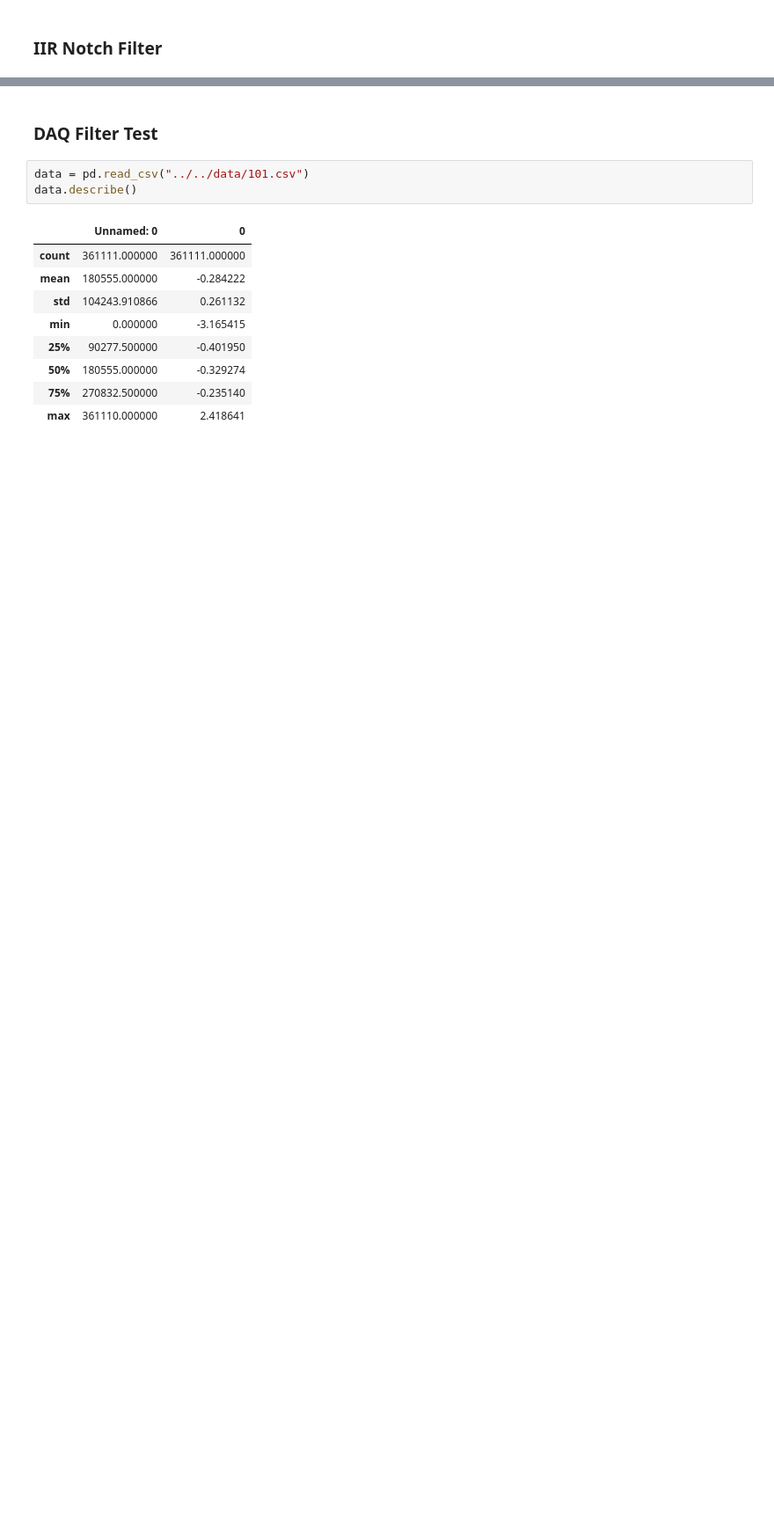
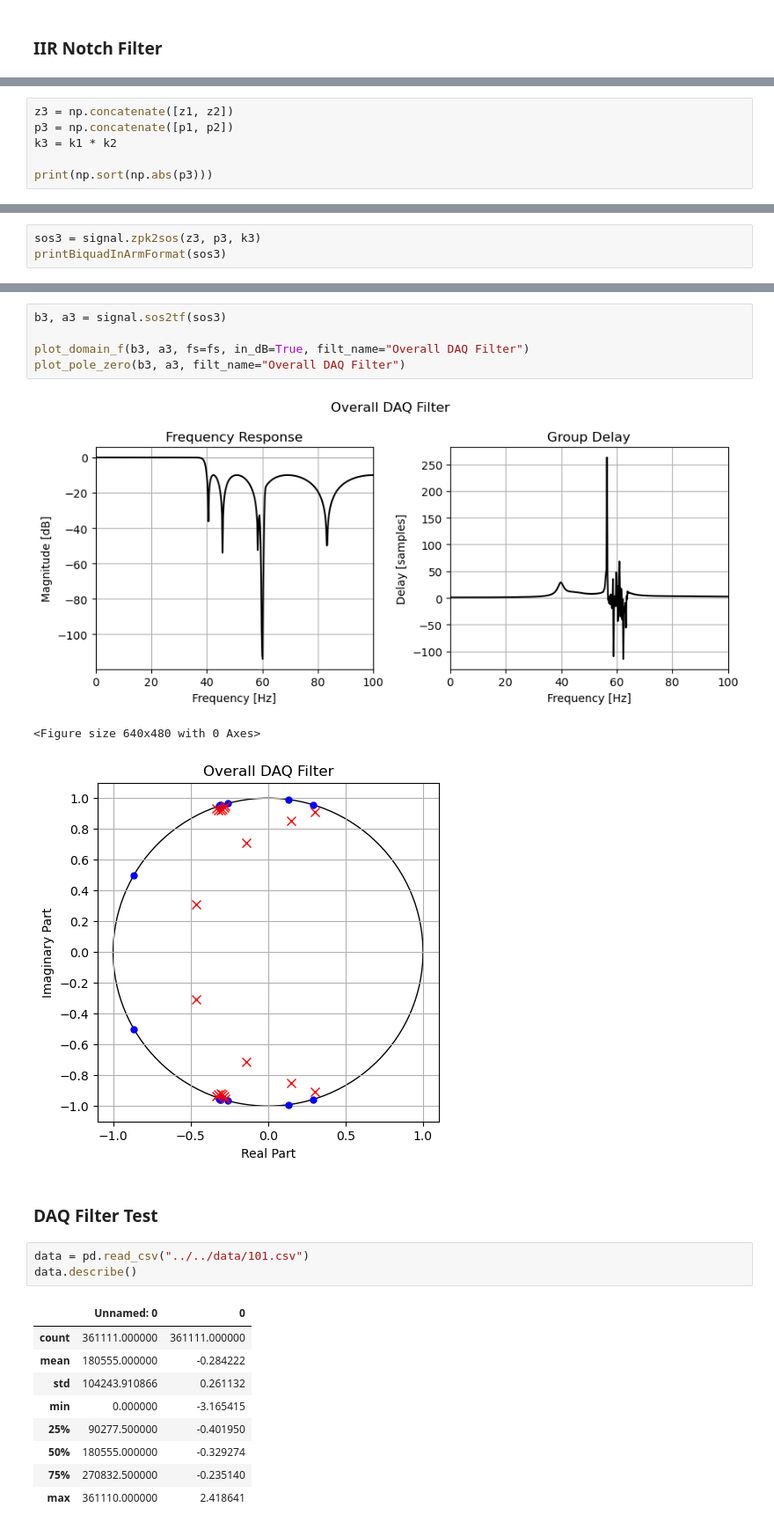
Before and after one commit to bryanmcelvy/microHeartMonitor, a Jupyter notebook: tools/filter_design/filt_design.ipynb, the cells around one changed output, grey strips where cells are left out. Shown: that part at 88% size. Saved outputs shown, nothing was run; the diff lists cells and outputs as text; blank space fills up the shorter version.

```diff
--- a/tools/filter_design/filt_design.ipynb
+++ b/tools/filter_design/filt_design.ipynb
@@ -65,0 +113,6 @@ print("};")
+# %%
+z3 = np.concatenate([z1, z2])
+p3 = np.concatenate([p1, p2])
+k3 = k1 * k2
+
+print(np.sort(np.abs(p3)))
@@ -65,0 +124,3 @@ print("};")
+# %%
+sos3 = signal.zpk2sos(z3, p3, k3)
+printBiquadInArmFormat(sos3)
@@ -66,3 +145,12 @@ print("};")
+# %%
+b3, a3 = signal.sos2tf(sos3)
+
+plot_domain_f(b3, a3, fs=fs, in_dB=True, filt_name="Overall DAQ Filter")
+plot_pole_zero(b3, a3, filt_name="Overall DAQ Filter")
+# %% [output]
+[figure, added]
+<Figure size 640x480 with 0 Axes>
+[figure, added]
 # %% [markdown]
 ### DAQ Filter Test
 # %%
```
Also changed, not shown: parts of 11 cells of this notebook, 2 other files.
